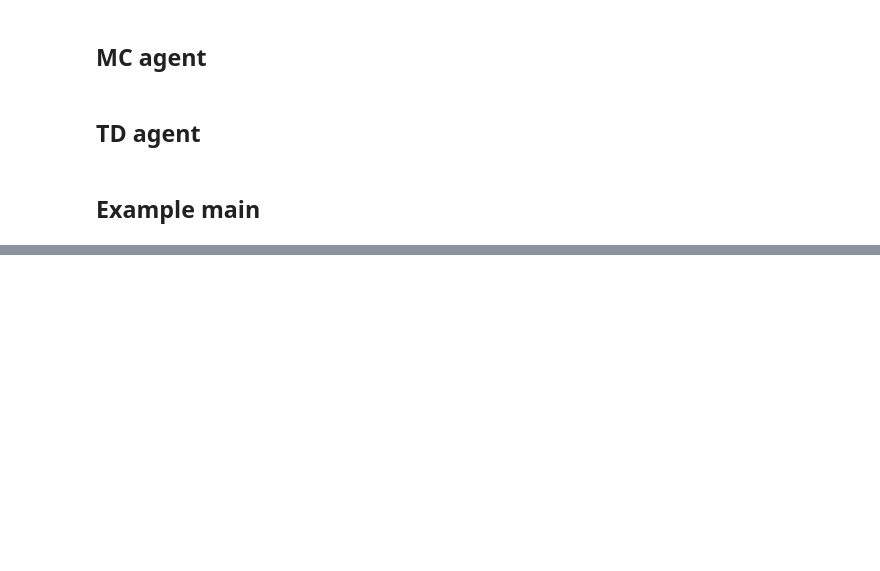
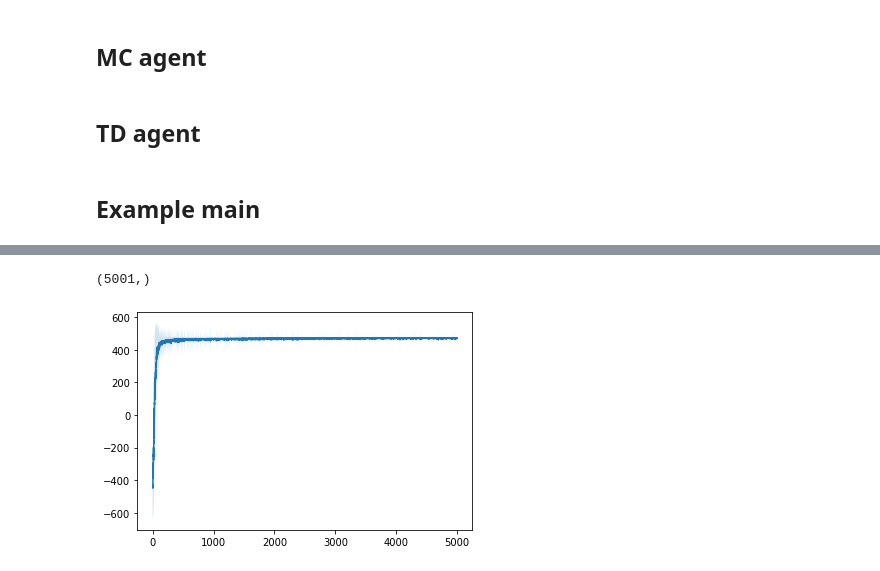
Before and after one commit to VV-A-VV/RL_CW, a Jupyter notebook: CW1.ipynb, the cells around one changed output, grey strips where cells are left out. Cells and saved outputs as stored; diff of their text form; code cells hidden in the pictures; blank space fills up the shorter version.

```diff
--- a/CW1.ipynb
+++ b/CW1.ipynb
@@ -638,0 +757,12 @@ Results of the TD agent:
+# %%
+t_mean = np.mean(replications, axis=0)
+t_sd = np.std(replications, axis=0)
+print(t_sd.shape)
+#for each column, t_mean - t_sd
+# plt.plot(t_mean - t_sd)
+plt.fill_between(range(len(t_mean)), t_mean - t_sd, t_mean + t_sd, alpha=0.2)
+plt.plot(t_mean)
+plt.savefig('Q2_4.jpg', dpi=300, bbox_inches='tight')
+# %% [output]
+(5001,)
+[figure, added]
```
Also changed, not shown: parts of 23 cells of this notebook, 34 other files.
